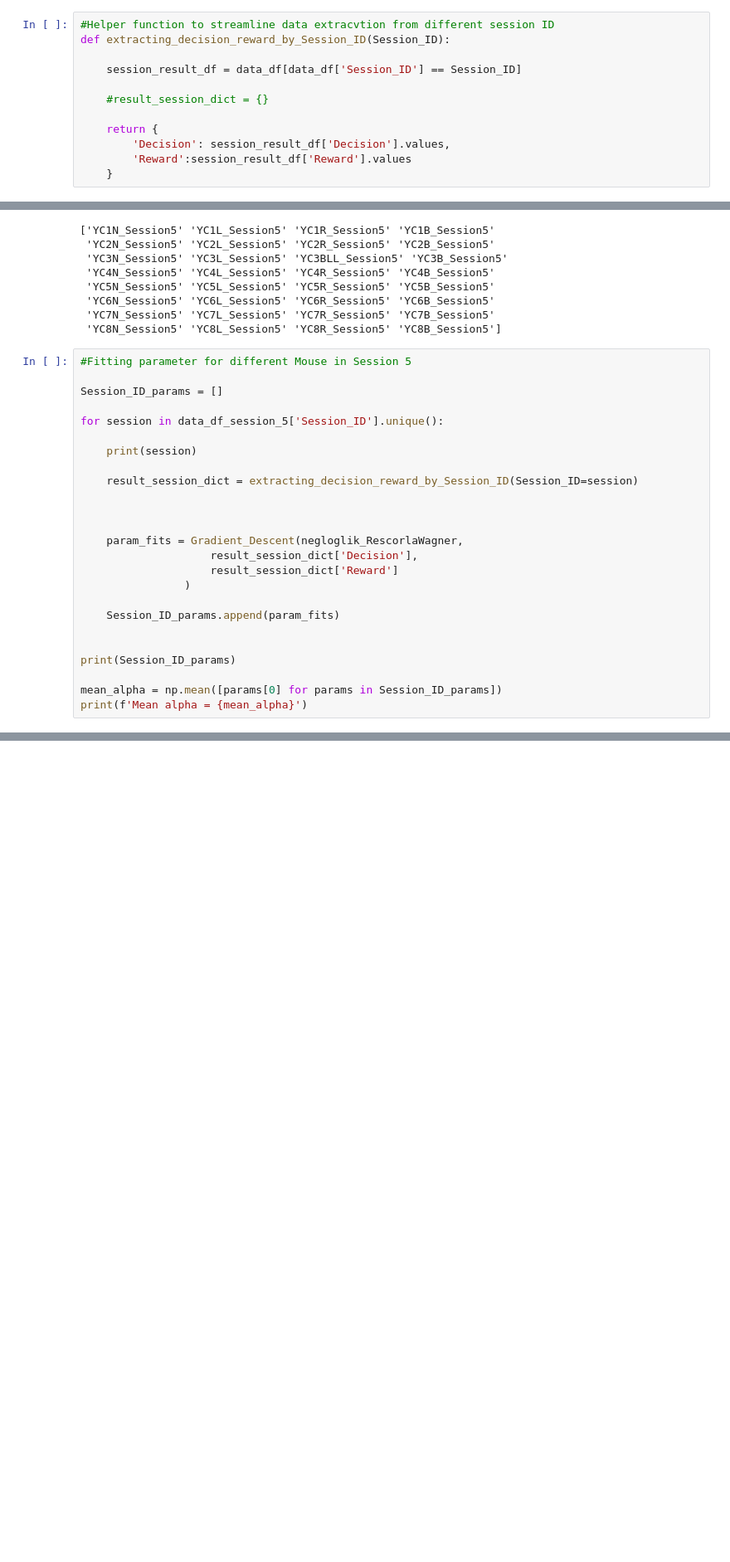
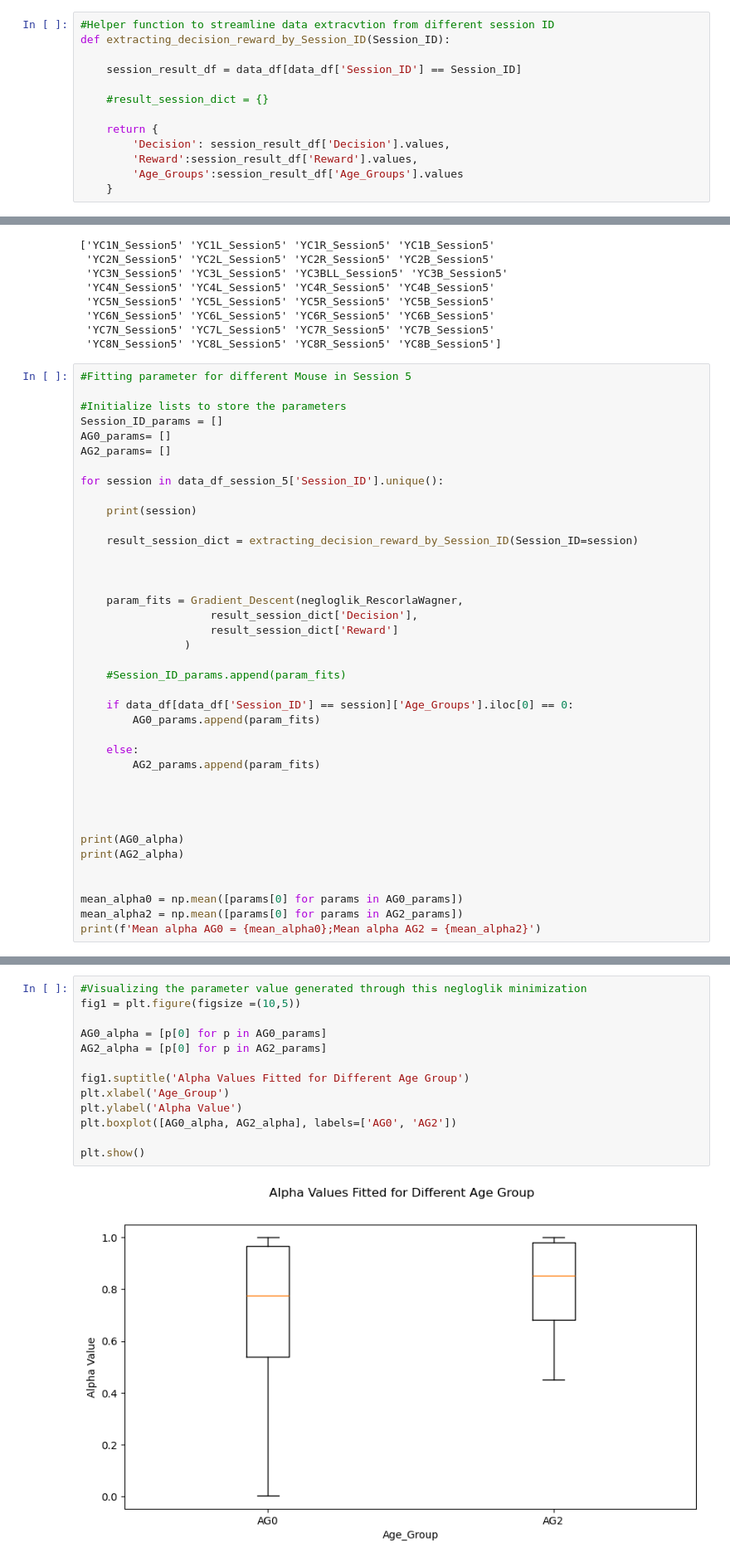
Before and after one commit to carlotoast/DRKM_Mouse_Jun25, a Jupyter notebook: KM_data_bayesian_HBM_080525.ipynb, the cells around one changed output, grey strips where cells are left out. Shown: that part at 83% size. Saved outputs shown, nothing was run; the diff lists cells and outputs as text; blank space fills up the shorter version.

```diff
--- a/KM_data_bayesian_HBM_080525.ipynb
+++ b/KM_data_bayesian_HBM_080525.ipynb
@@ -462,7 +462,8 @@ def extracting_decision_reward_by_Session_ID(Session_ID):
 
     return {
         'Decision': session_result_df['Decision'].values,
-        'Reward':session_result_df['Reward'].values
+        'Reward':session_result_df['Reward'].values,
+        'Age_Groups':session_result_df['Age_Groups'].values
     }
 # %%
 #Isolating data from Session 5
@@ -481,7 +482,10 @@ print(data_df_session_5['Session_ID'].unique())
 # %%
 #Fitting parameter for different Mouse in Session 5
 
+#Initialize lists to store the parameters
 Session_ID_params = []
+AG0_params= []
+AG2_params= []
 
 for session in data_df_session_5['Session_ID'].unique():
 
@@ -496,13 +500,24 @@ for session in data_df_session_5['Session_ID'].unique():
                     result_session_dict['Reward']
                 )
 
-    Session_ID_params.append(param_fits)
+    #Session_ID_params.append(param_fits)
+
+    if data_df[data_df['Session_ID'] == session]['Age_Groups'].iloc[0] == 0:
+        AG0_params.append(param_fits)
+
+    else:
+        AG2_params.append(param_fits)
 
 
-print(Session_ID_params)
 
-mean_alpha = np.mean([params[0] for params in Session_ID_params])
-print(f'Mean alpha = {mean_alpha}')
+
+print(AG0_alpha)
+print(AG2_alpha)
+
+
+mean_alpha0 = np.mean([params[0] for params in AG0_params])
+mean_alpha2 = np.mean([params[0] for params in AG2_params])
+print(f'Mean alpha AG0 = {mean_alpha0};Mean alpha AG2 = {mean_alpha2}')
 # %% [output]
 YC1N_Session5
 YC1L_Session5
@@ -523,0 +544,15 @@ Mean alpha = 0.7768947578700625
+# %%
+#Visualizing the parameter value generated through this negloglik minimization
+fig1 = plt.figure(figsize =(10,5))
+
+AG0_alpha = [p[0] for p in AG0_params]
+AG2_alpha = [p[0] for p in AG2_params]
+
+fig1.suptitle('Alpha Values Fitted for Different Age Group')
+plt.xlabel('Age_Group')
+plt.ylabel('Alpha Value')
+plt.boxplot([AG0_alpha, AG2_alpha], labels=['AG0', 'AG2'])
+
+plt.show()
+# %% [output]
+[figure, added]
```
Also changed, not shown: parts of 11 cells of this notebook.
